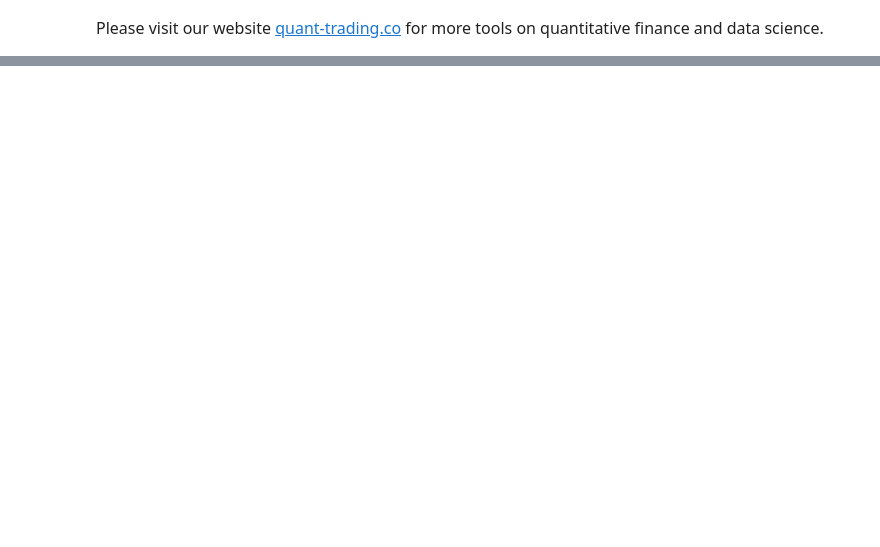
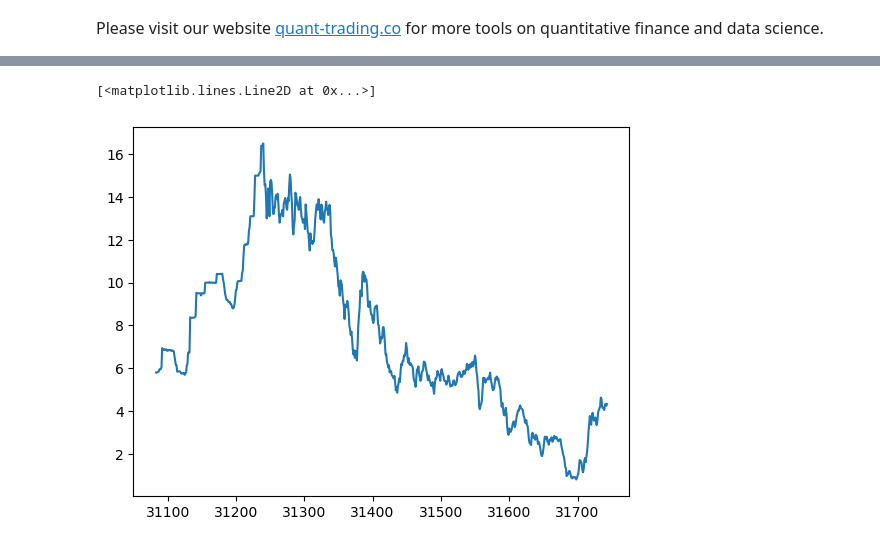
Before and after one commit to Quant-TradingCO/Download_data, a Jupyter notebook: OECD.ipynb, the cells around one changed output, grey strips where cells are left out. Drawn from its saved outputs; the diff is of its cells as text; code cells hidden in the pictures; blank space fills up the shorter version.

```diff
--- a/OECD.ipynb
+++ b/OECD.ipynb
@@ -341,0 +38,9 @@ If this content is helpful and you want to make a donation please click on the b
+# %%
+import pandas as pd
+
+def get_from_oecd(sdmx_query):
+    return pd.read_csv(f"https://stats.oecd.org/SDMX-JSON/data/{sdmx_query}?contentType=csv")
+
+
+df = get_from_oecd("MEI_FIN")
+df
@@ -341,0 +78,3 @@ If this content is helpful and you want to make a donation please click on the b
+# %%
+df = df.loc[df['REF_AREA'] ==  'AUS']
+df
@@ -341,0 +108,3 @@ If this content is helpful and you want to make a donation please click on the b
+# %%
+df = df.loc[df['MEASURE'] ==  'IRLT']
+df
@@ -341,0 +137,3 @@ If this content is helpful and you want to make a donation please click on the b
+# %%
+df = df.loc[df['FREQ'] ==  'M']
+df
@@ -341,0 +162,5 @@ If this content is helpful and you want to make a donation please click on the b
+# %%
+plt.plot(df['OBS_VALUE'])
+# %% [output]
+[<matplotlib.lines.Line2D at 0x...>]
+[figure, added]
```
Also changed, not shown: parts of 53 cells of this notebook.
